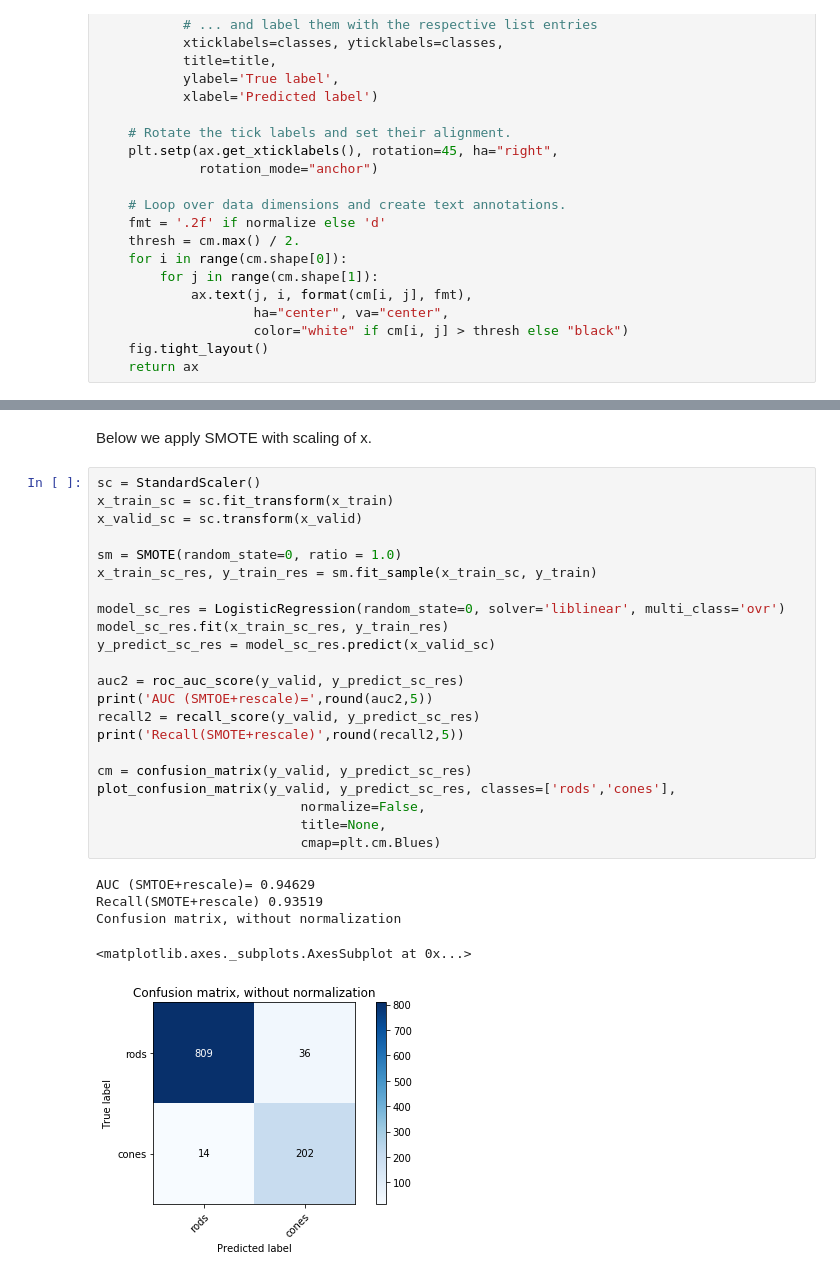
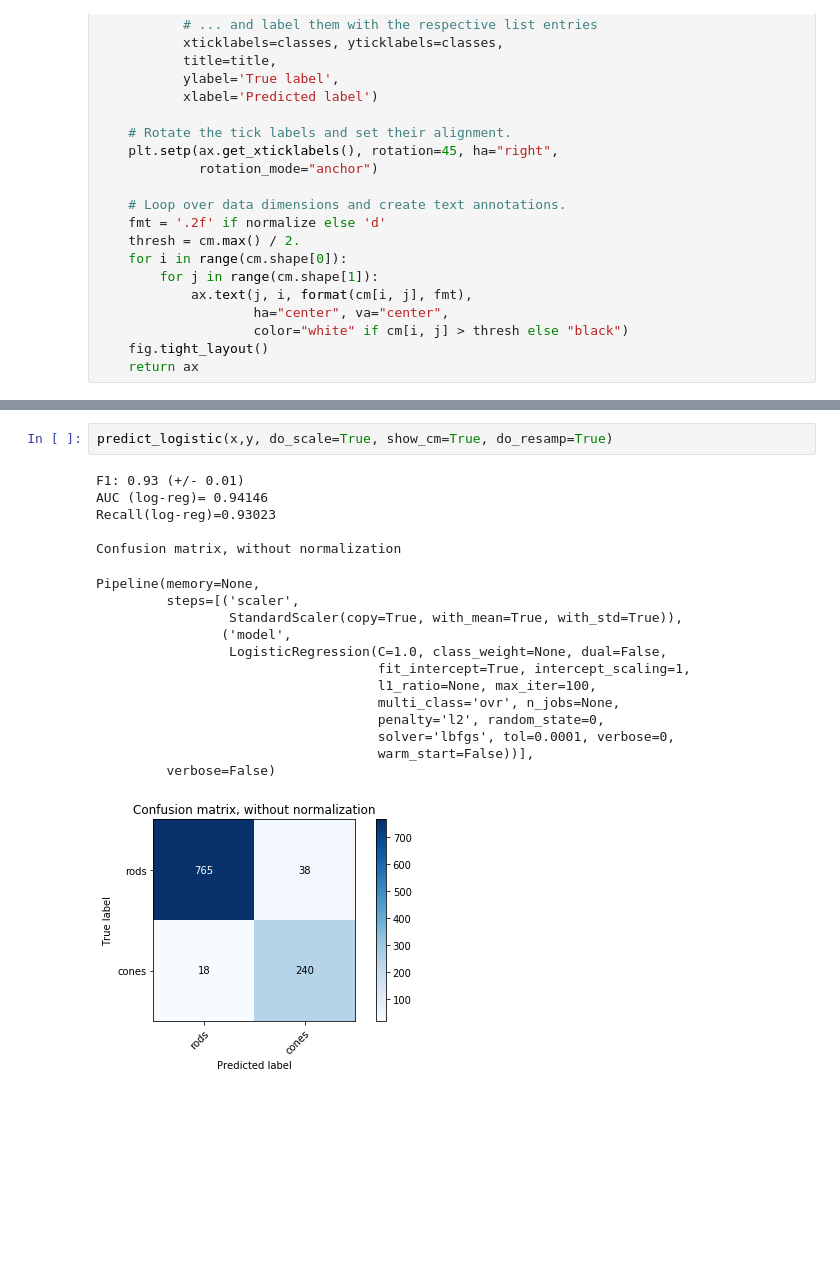
Before and after one commit to ewellsgray/data_science, a Jupyter notebook: pr_cells/cell_predict.ipynb, the cells around one changed output, grey strips where cells are left out. Drawn from its saved outputs; the diff is of its cells as text; blank space fills up the shorter version.

```diff
--- a/pr_cells/cell_predict.ipynb
+++ b/pr_cells/cell_predict.ipynb
@@ -226,31 +256,22 @@ Recall(SMOTE) 0.92593
-# %% [markdown]
-Below we apply SMOTE with scaling of x.
-# %%
-sc = StandardScaler()
-x_train_sc = sc.fit_transform(x_train)
-x_valid_sc = sc.transform(x_valid)
-
-sm = SMOTE(random_state=0, ratio = 1.0)
-x_train_sc_res, y_train_res = sm.fit_sample(x_train_sc, y_train)
-
-model_sc_res = LogisticRegression(random_state=0, solver='liblinear', multi_class='ovr')
-model_sc_res.fit(x_train_sc_res, y_train_res)
-y_predict_sc_res = model_sc_res.predict(x_valid_sc)
-
-auc2 = roc_auc_score(y_valid, y_predict_sc_res)
-print('AUC (SMTOE+rescale)=',round(auc2,5))
-recall2 = recall_score(y_valid, y_predict_sc_res)
-print('Recall(SMOTE+rescale)',round(recall2,5))
-
-cm = confusion_matrix(y_valid, y_predict_sc_res)
-plot_confusion_matrix(y_valid, y_predict_sc_res, classes=['rods','cones'],
-                          normalize=False,
-                          title=None,
-                          cmap=plt.cm.Blues)
-# %% [output]
-AUC (SMTOE+rescale)= 0.94629
-Recall(SMOTE+rescale) 0.93519
-Confusion matrix, without normalization
-<matplotlib.axes._subplots.AxesSubplot at 0x...>
-[figure, removed]
+# %%
+predict_logistic(x,y, do_scale=True, show_cm=True, do_resamp=True)
+# %% [output]
+F1: 0.93 (+/- 0.01)
+AUC (log-reg)= 0.94146
+Recall(log-reg)=0.93023
+
+Confusion matrix, without normalization
+Pipeline(memory=None,
+         steps=[('scaler',
+                 StandardScaler(copy=True, with_mean=True, with_std=True)),
+                ('model',
+                 LogisticRegression(C=1.0, class_weight=None, dual=False,
+                                    fit_intercept=True, intercept_scaling=1,
+                                    l1_ratio=None, max_iter=100,
+                                    multi_class='ovr', n_jobs=None,
+                                    penalty='l2', random_state=0,
+                                    solver='lbfgs', tol=0.0001, verbose=0,
+                                    warm_start=False))],
+         verbose=False)
+[figure, added]
 # %% [markdown]
```
Also changed, not shown: parts of 26 cells of this notebook.
